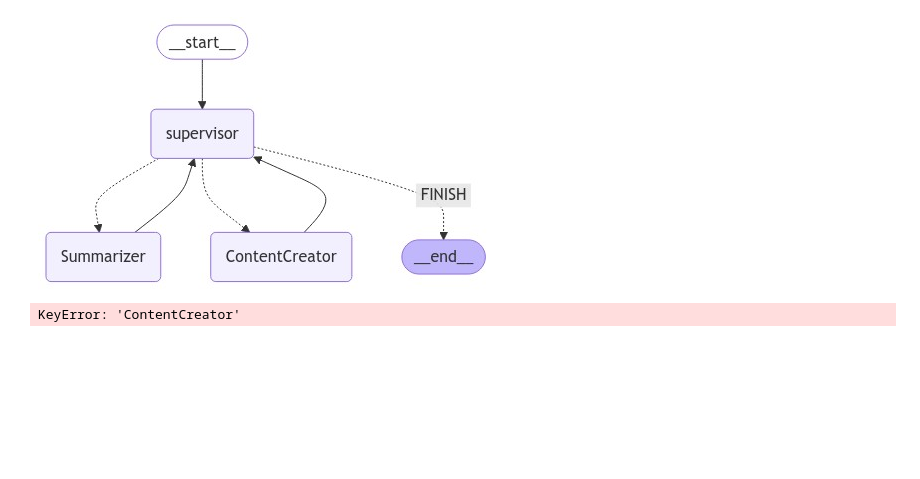
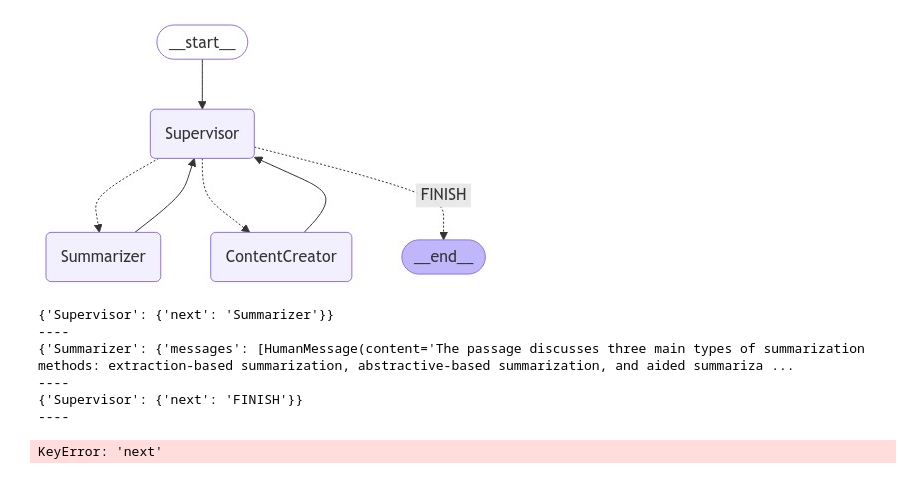
Before and after one commit to MinLee0210/doco, a Jupyter notebook: doco_exp.ipynb, the cells around one changed output. Drawn from its saved outputs; the diff is of its cells as text; code cells hidden in the pictures; blank space fills up the shorter version.

Commit message:
Testing Supervisor: Done Summarizer; ContentCreator still got problems
Fixing ContentCreator

```diff
--- a/doco_exp.ipynb
+++ b/doco_exp.ipynb
@@ -15,52 +15,67 @@ supervisor_agent = Supervisor().build()
 summarizer_agent = Summarizer().build()
 contentcreator_agent = ContentCreator().build()
 # %%
-from doco.agents.utils import agent_node
-from doco.io._graph import AgentState, members
+from langchain_core.messages import HumanMessage, ToolMessage, AIMessage
+from doco.io._graph import AgentState, members, options
 
 import functools
 
+def agent_node(state, agent, name):
+    result = agent.invoke(state)
+    return {
+        "messages": [HumanMessage(content=result.content, name=name)]
+    }
+
 summarizer_node = functools.partial(agent_node, agent=summarizer_agent, name="Summarizer")
 contentcreator_node = functools.partial(agent_node, agent=contentcreator_agent, name='ContentCreator')
+# supervisor_node = functools.partial(agent_node, agent=supervisor_agent, name="Supervisor")
+# %%
+def supervisor_node(state):
+    return supervisor_agent.invoke(state)
 # %%
 from langgraph.graph import StateGraph, START, END
+from langgraph.checkpoint.memory import MemorySaver
+
+memory = MemorySaver()
 
 graph_builder = StateGraph(AgentState)
 
 graph_builder.add_node("ContentCreator", contentcreator_node)
 graph_builder.add_node("Summarizer", summarizer_node)
-graph_builder.add_node("supervisor", supervisor_agent)
+graph_builder.add_node("Supervisor", supervisor_node)
 
 
 # Add entry point
-graph_builder.add_edge(START, "supervisor")
+graph_builder.add_edge(START, "Supervisor")
 
 for member in members:
     # We want our workers to ALWAYS "report back" to the supervisor when done
-    graph_builder.add_edge(member, "supervisor")
+    graph_builder.add_edge(member, "Supervisor")
 
 
 # The supervisor populates the "next" field in the graph state
 # which routes to a node or finishes
 conditional_map = {k: k for k in members}
 conditional_map["FINISH"] = END
-graph_builder.add_conditional_edges("supervisor", lambda x: x["next"], conditional_map)
+graph_builder.add_conditional_edges("Supervisor", lambda x: x["next"], conditional_map)
 
 graph = graph_builder.compile()
+
+
+
+from IPython.display import Image, display
+
+try:
+    image = Image(graph.get_graph().draw_mermaid_png(), format='png')
+    display(image)
+except Exception:
+    # This requires some extra dependencies and is optional
+    pass
+# %% [output]
+[figure, added]
-# %%
-
-from IPython.display import Image, display
-
-try:
-    image = Image(graph.get_graph().draw_mermaid_png(), format='png')
-    display(image)
-except Exception:
-    # This requires some extra dependencies and is optional
-    pass
-# %% [output]
-[figure, removed]
 # %%
-user_input = """I want to understand this passage correctly: Extraction-based summarization
+user_input = """I want to understand this passage correctly:
+Extraction-based summarization
 Here, content is extracted from the original data, but the extracted content is not modified in any way. Examples of extracted content include key-phrases that can be used to "tag" or index a text document, or key sentences (including headings) that collectively comprise an abstract, and representative images or video segments, as stated above. For text, extraction is analogous to the process of skimming, where the summary (if available), headings and subheadings, figures, the first and last paragraphs of a section, and optionally the first and last sentences in a paragraph are read before one chooses to read the entire document in detail.[10] Other examples of extraction that include key sequences of text in terms of clinical relevance (including patient/problem, intervention, and outcome).[11]
 
 Abstractive-based summarization
@@ -69,12 +84,32 @@ Abstractive summarization methods generate new text that did not exist in the or
 Aided summarization
 Approaches aimed at higher summarization quality rely on combined software and human effort. In Machine Aided Human Summarization, extractive techniques highlight candidate passages for inclusion (to which the human adds or removes text). In Human Aided Machine Summarization, a human post-processes software output, in the same way that one edits the output of automatic translation by Google Translate."""
 
+from langchain_core.messages import HumanMessage
+
+config = {"configurable": {"thread_id": "1"}}
+
 for s in graph.stream(
-    {"messages": [HumanMessage(content=user_input)]},
-    {"recursion_limit": 100},
+    {"messages": [HumanMessage(content=user_input)]}
 ):
     if "__end__" not in s:
         print(s)
         print("----")
 # %% [output]
-KeyError: 'ContentCreator'
+{'Supervisor': {'next': 'Summarizer'}}
+----
+{'Summarizer': {'messages': [HumanMessage(content='The passage discusses three main types of summarization methods: extraction-based summarization, abstractive-based summarization, and aided summariza ...
+----
+{'Supervisor': {'next': 'FINISH'}}
+----
+# %%
+user_input = "Write for me a joke about a rabbit and a bear"
+
+# The config is the **second positional argument** to stream() or invoke()!
+for s in graph.stream(
+    {"messages": [HumanMessage(content=user_input)]}
+):
+    if "__end__" not in s:
+        print(s)
+        print("----")
+# %% [output]
+KeyError: 'next'
```
Also changed, not shown: parts of 1 cell of this notebook, 9 other files.
